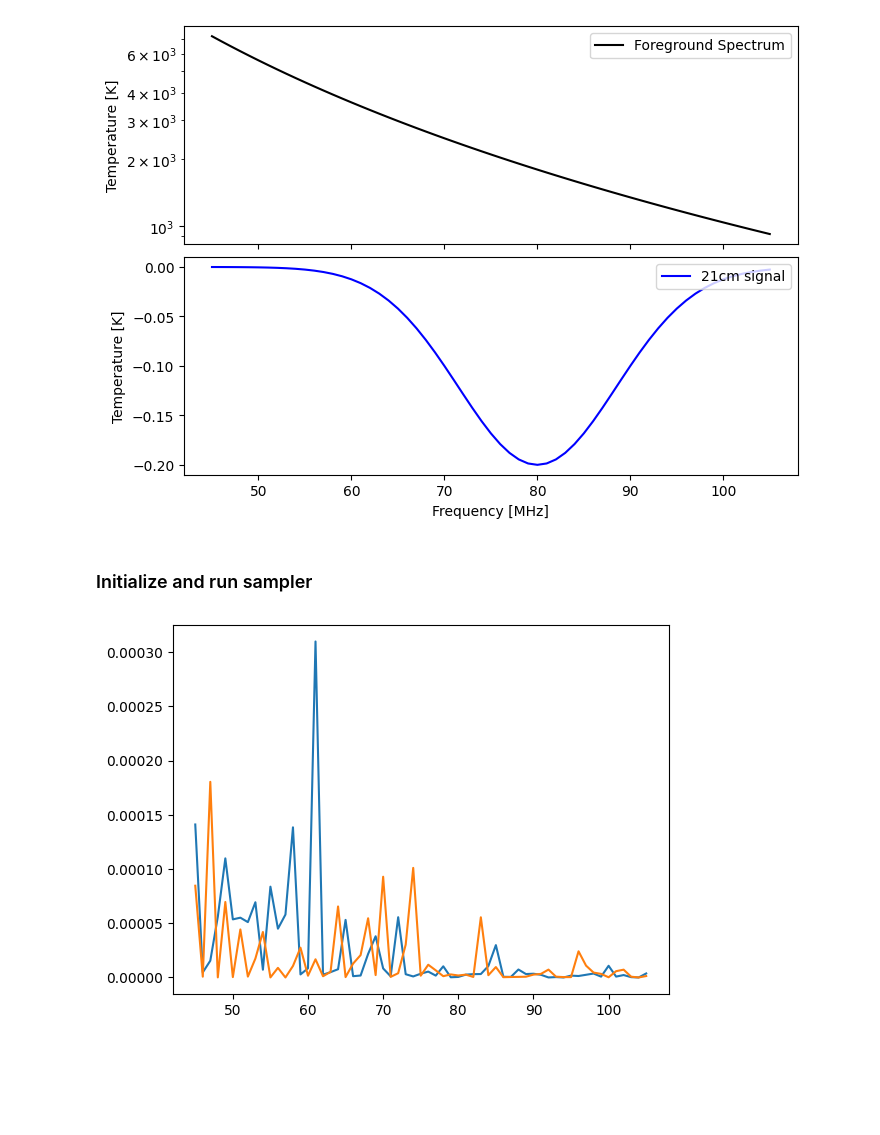
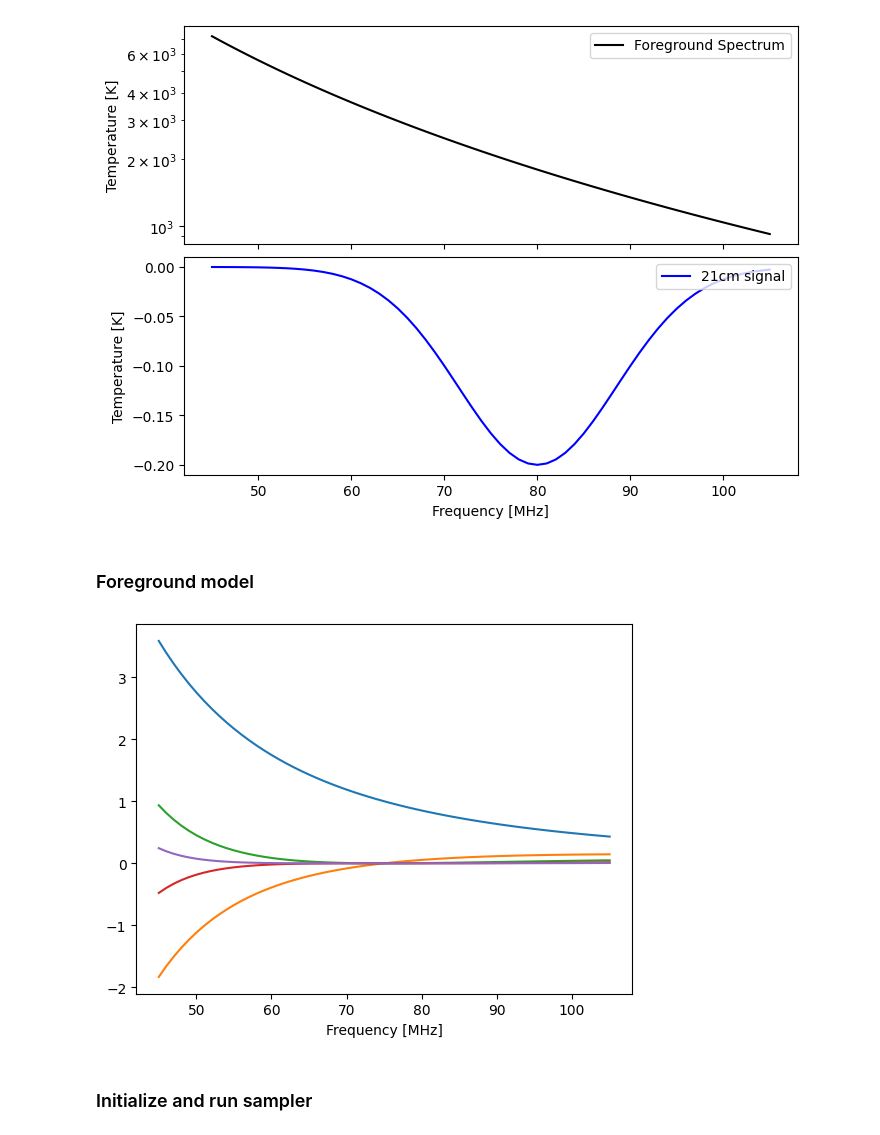
Before and after one commit to christianhbye/MIST-global-signal, a Jupyter notebook: notebooks/fitting.ipynb, the cells around one changed output. Saved outputs shown, nothing was run; the diff lists cells and outputs as text; code cells hidden in the pictures; blank space fills up the shorter version.

```diff
--- a/notebooks/fitting.ipynb
+++ b/notebooks/fitting.ipynb
@@ -26,8 +13,8 @@ NBINS = 8
 # %% [markdown]
 ### Load data
 # %%
-lst, freq, temp = read_hdf5_convolution(
-    "simulations/CSA/CSA_beam_nominal_gsm_no_az_no_tilts_no_mountains.hdf5",
+lst, freq, temp = ms.utils.read_hdf5_convolution(
+    "../simulations/CSA/CSA_beam_nominal_gsm_no_az_no_tilts_no_mountains.hdf5",
     print_key=True,
 )
 indx = (freq >= 45) * (freq <= 105)
@@ -217,3 +77,5 @@ plt.setp(axs, ylabel="Temperature [K]")
 plt.show()
 # %% [output]
 [figure]
+# %% [markdown]
+### Foreground model
@@ -220,14 +85,12 @@ plt.show()
+# %%
+A = lst_bins[0].A
+
+plt.figure()
+for i in range(A.shape[1]):
+    plt.plot(freq, A[:, i])
+plt.xlabel("Frequency [MHz]")
+plt.show()
+# %% [output]
+[figure, new version]
 # %% [markdown]
 ### Initialize and run sampler
-# %%
-lst_bins = [LSTBin(freq, fg_bin[i], noise_std[i], TRUE_T21, 6) for i in range(NBINS)]
-lst24h = LSTBin(freq, fg_mean, noise_mean_std, TRUE_T21, 6)
-
-r_mean = lst24h.bin_fg_mle(TRUE_T21)[1]
-r_bin = lst_bins[6].bin_fg_mle(TRUE_T21)[1]
-plt.figure()
-plt.plot(freq, r_mean**2)
-plt.plot(freq, r_bin**2/8)
-plt.show()
-# %% [output]
-[figure, removed]
```
Also changed, not shown: parts of 16 cells of this notebook, 1 other file.
